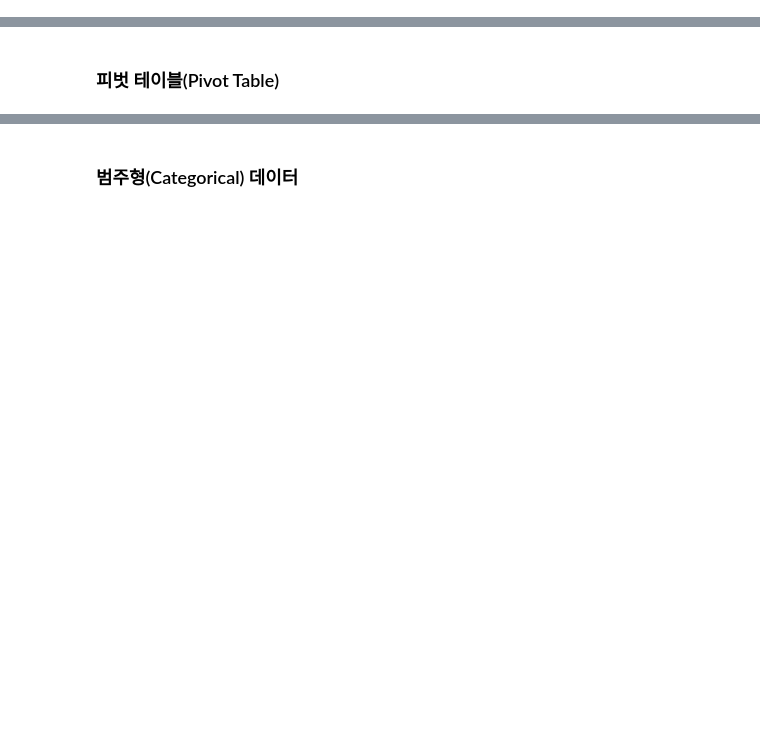
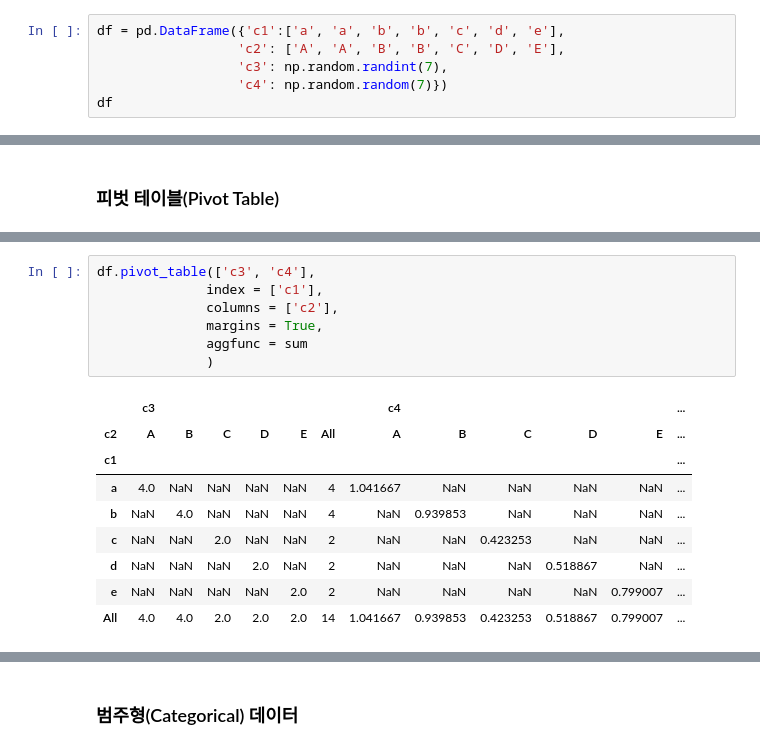
Before and after one commit to whattSUPkim/Data-Science, a Jupyter notebook: Data Analysis/Pandas.ipynb, the cells around one changed output, grey strips where cells are left out. Drawn from its saved outputs; the diff is of its cells as text; blank space fills up the shorter version.

```diff
--- a/Data Analysis/Pandas.ipynb
+++ b/Data Analysis/Pandas.ipynb
@@ -1187,2 +2336,8 @@ idx_flat.set_index(['행정구역', '년도'])
 # %% [markdown]
 ### GroupBy 연산
+# %%
+df = pd.DataFrame({'c1':['a', 'a', 'b', 'b', 'c', 'd', 'e'],
+                  'c2': ['A', 'A', 'B', 'B', 'C', 'D', 'E'],
+                  'c3': np.random.randint(7),
+                  'c4': np.random.random(7)})
+df
@@ -1190,0 +2596,17 @@ idx_flat.set_index(['행정구역', '년도'])
+# %%
+df.pivot_table(['c3', 'c4'],
+              index = ['c1'],
+              columns = ['c2'],
+              margins = True,
+              aggfunc = sum
+              )
+# %% [output]
+|  | c3 |  |  |  |  |  | c4 |  |  |  |  | ... |
+| c2 | A | B | C | D | E | All | A | B | C | D | E | ... |
+| c1 |  |  |  |  |  |  |  |  |  |  |  | ... |
+| a | 4.0 | NaN | NaN | NaN | NaN | 4 | 1.041667 | NaN | NaN | NaN | NaN | ... |
+| b | NaN | 4.0 | NaN | NaN | NaN | 4 | NaN | 0.939853 | NaN | NaN | NaN | ... |
+| c | NaN | NaN | 2.0 | NaN | NaN | 2 | NaN | NaN | 0.423253 | NaN | NaN | ... |
+| d | NaN | NaN | NaN | 2.0 | NaN | 2 | NaN | NaN | NaN | 0.518867 | NaN | ... |
+| e | NaN | NaN | NaN | NaN | 2.0 | 2 | NaN | NaN | NaN | NaN | 0.799007 | ... |
+| All | 4.0 | 4.0 | 2.0 | 2.0 | 2.0 | 14 | 1.041667 | 0.939853 | 0.423253 | 0.518867 | 0.799007 | ... |
```
Also changed, not shown: parts of 196 cells of this notebook.
